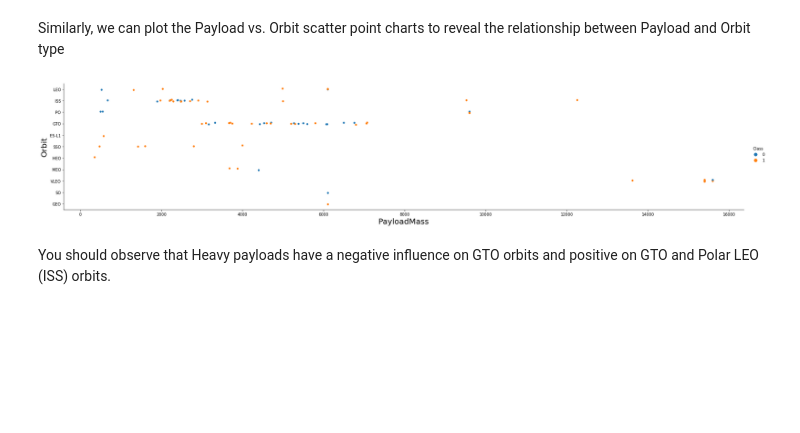
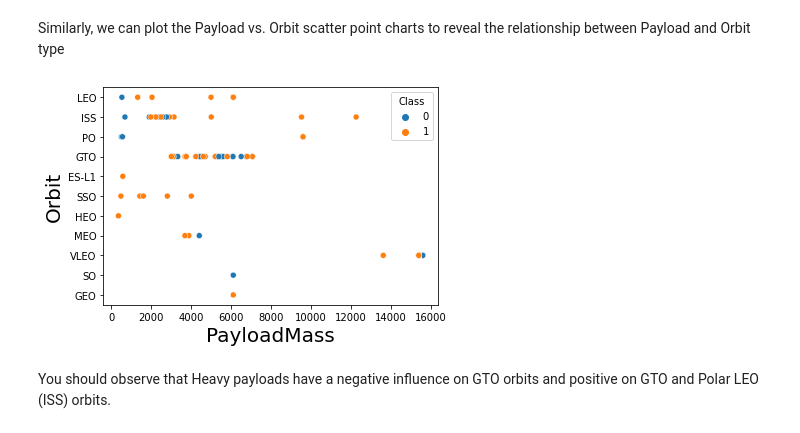
Before and after one commit to rickyk85/AppliedDataScienceCapstone, a Jupyter notebook: Exploratory Analysis using Pandas and Matplotlib.ipynb, the cells around one changed output. Cells and saved outputs as stored; diff of their text form; code cells hidden in the pictures; blank space fills up the shorter version.

```diff
--- a/Exploratory Analysis using Pandas and Matplotlib.ipynb
+++ b/Exploratory Analysis using Pandas and Matplotlib.ipynb
@@ -145,12 +163,12 @@ You should see that in the LEO orbit the Success appears related to the number o
 Similarly, we can plot the Payload vs. Orbit scatter point charts to reveal the relationship between Payload and Orbit type
 # %%
 # Plot a scatter point chart with x axis to be Payload and y axis to be the Orbit, and hue to be the class value
-sns.catplot(y="Orbit", x="PayloadMass", hue="Class", data=df, aspect = 5)
+sns.scatterplot(x="PayloadMass",y="Orbit",hue="Class",data = df)
 plt.xlabel("PayloadMass",fontsize=20)
 plt.ylabel("Orbit",fontsize=20)
 plt.show()
 # %% [output]
-[figure, old version]
+[figure, new version]
 # %% [markdown]
 You should observe that Heavy payloads have a negative influence on GTO orbits and positive on GTO and Polar LEO (ISS) orbits.
 # %% [markdown]
```
Also changed, not shown: parts of 9 cells of this notebook.
